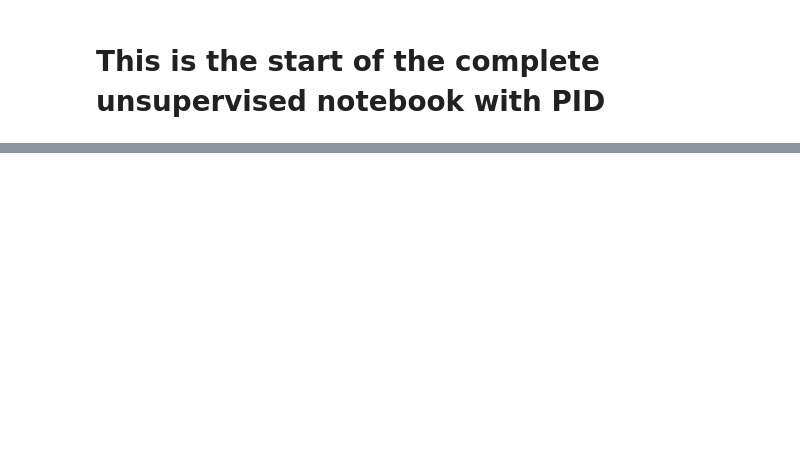
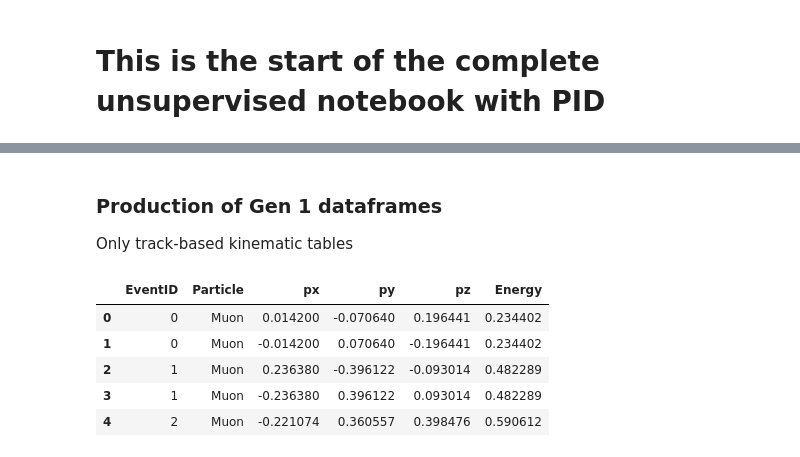
Before and after one commit to siragoni/ML-autoencoder, a Jupyter notebook: Clean.ipynb, the cells around one changed output, grey strips where cells are left out. Saved outputs shown, nothing was run; the diff lists cells and outputs as text; code cells hidden in the pictures; blank space fills up the shorter version.

```diff
--- a/Clean.ipynb
+++ b/Clean.ipynb
@@ -385,0 +1270,4 @@ plot_gaussian_pid_distribution(momentum, particle_type, n_samples, get_stretch_f
+# %% [markdown]
+### Production of Gen 1 dataframes
+
+Only track-based kinematic tables
@@ -385,0 +1350,9 @@ plot_gaussian_pid_distribution(momentum, particle_type, n_samples, get_stretch_f
+# %%
+df_pp_muons_gen1.head()
+# %% [output]
+|  | EventID | Particle | px | py | pz | Energy |
+| 0 | 0 | Muon | 0.014200 | -0.070640 | 0.196441 | 0.234402 |
+| 1 | 0 | Muon | -0.014200 | 0.070640 | -0.196441 | 0.234402 |
+| 2 | 1 | Muon | 0.236380 | -0.396122 | -0.093014 | 0.482289 |
+| 3 | 1 | Muon | -0.236380 | 0.396122 | 0.093014 | 0.482289 |
+| 4 | 2 | Muon | -0.221074 | 0.360557 | 0.398476 | 0.590612 |
```
Also changed, not shown: parts of 31 cells of this notebook, 1 other file.
